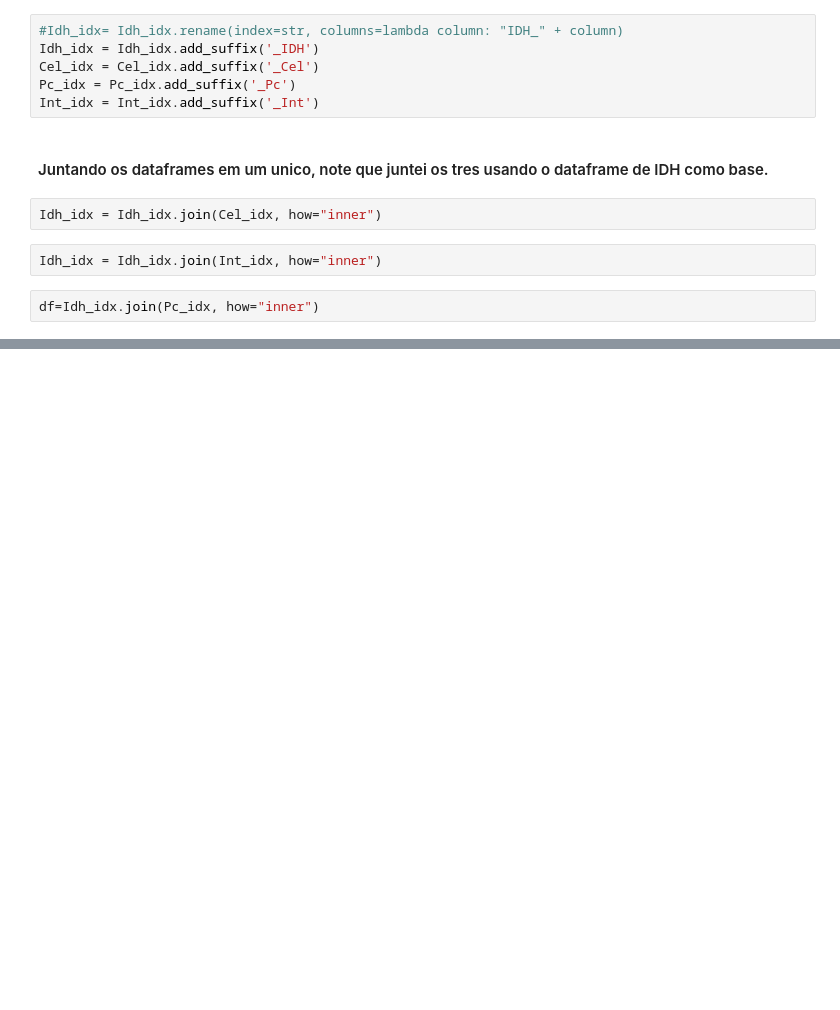
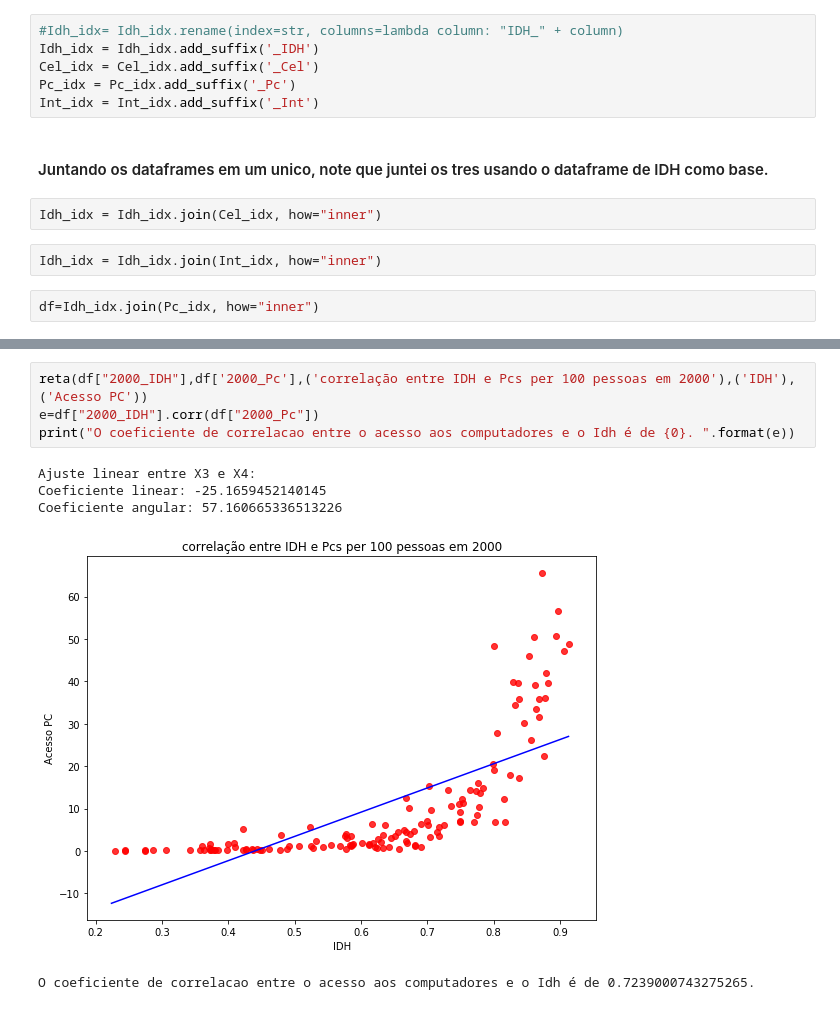
Before and after one commit to lucaslealvale/CD_2018, a Jupyter notebook: Projeto1.ipynb, the cells around one changed output, grey strips where cells are left out. Saved outputs shown, nothing was run; the diff lists cells and outputs as text; blank space fills up the shorter version.

```diff
--- a/Projeto1.ipynb
+++ b/Projeto1.ipynb
@@ -82,0 +133,10 @@ df.head()
+# %%
+reta(df["2000_IDH"],df['2000_Pc'],('correlação entre IDH e Pcs per 100 pessoas em 2000'),('IDH'),('Acesso PC'))
+e=df["2000_IDH"].corr(df["2000_Pc"])
+print("O coeficiente de correlacao entre o acesso aos computadores e o Idh é de {0}. ".format(e))
+# %% [output]
+Ajuste linear entre X3 e X4:
+Coeficiente linear: -25.1659452140145
+Coeficiente angular: 57.160665336513226
+[figure, added]
+O coeficiente de correlacao entre o acesso aos computadores e o Idh é de 0.7239000743275265.
```
Also changed, not shown: parts of 14 cells of this notebook, 1 other file.
